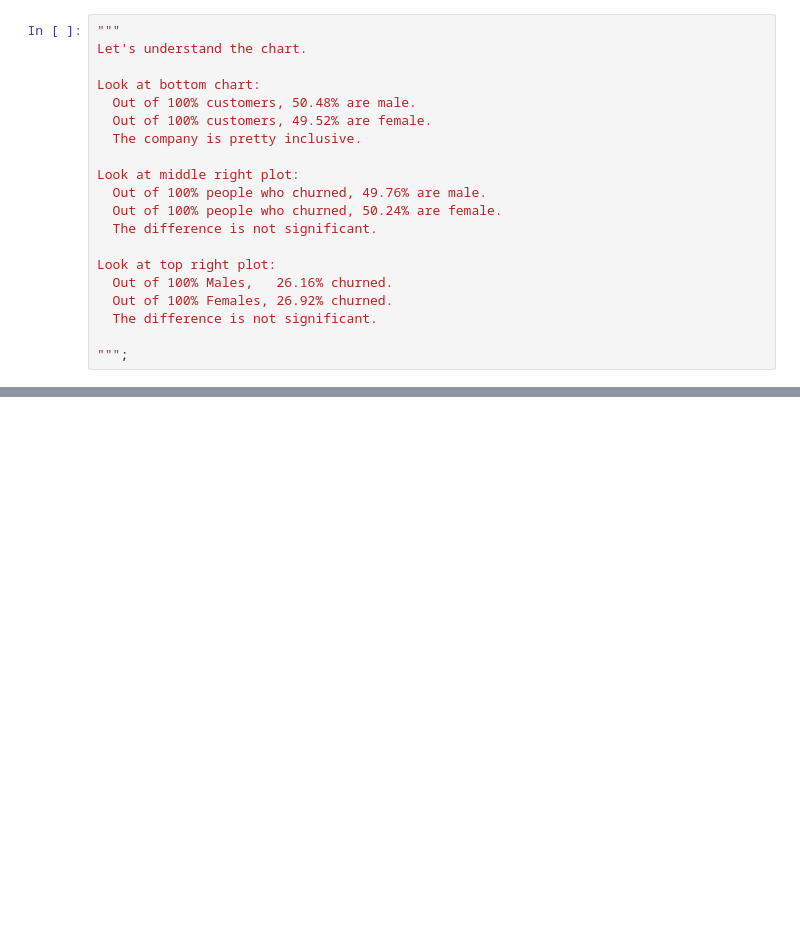
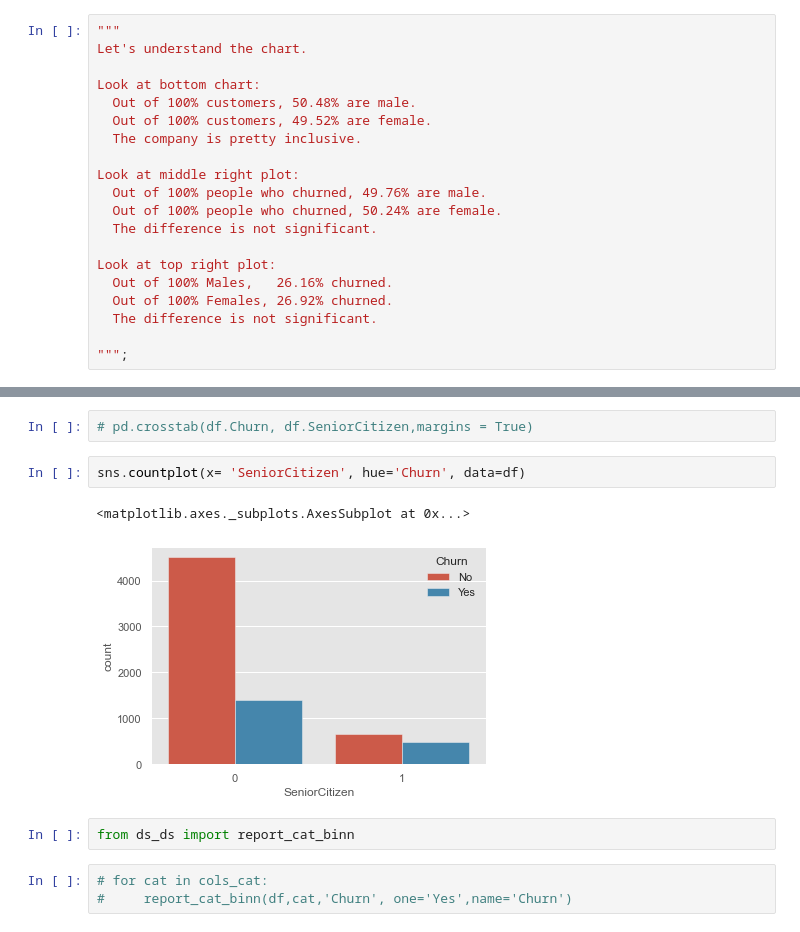
Before and after one commit to bhishanpdl/Project_Customer_Churn, a Jupyter notebook: notebooks/a01_churn_eda.ipynb, the cells around one changed output, grey strips where cells are left out. Drawn from its saved outputs; the diff is of its cells as text; blank space fills up the shorter version.

```diff
--- a/notebooks/a01_churn_eda.ipynb
+++ b/notebooks/a01_churn_eda.ipynb
@@ -348,0 +391,12 @@ for col in cols_cat:
+# %%
+# pd.crosstab(df.Churn, df.SeniorCitizen,margins = True)
+# %%
+sns.countplot(x= 'SeniorCitizen', hue='Churn', data=df)
+# %% [output]
+<matplotlib.axes._subplots.AxesSubplot at 0x...>
+[figure, added]
+# %%
+from ds_ds import report_cat_binn
+# %%
+# for cat in cols_cat:
+#     report_cat_binn(df,cat,'Churn', one='Yes',name='Churn')
```
Also changed, not shown: parts of 19 cells of this notebook, 20 other files.
